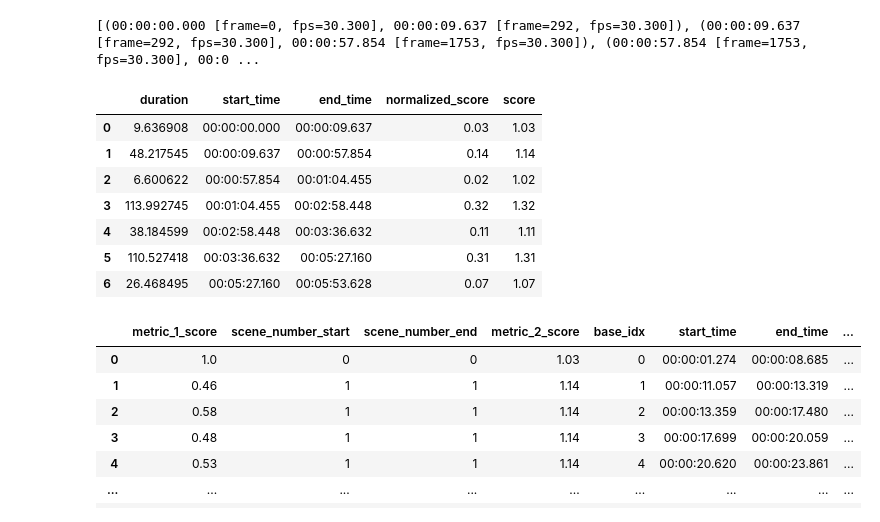
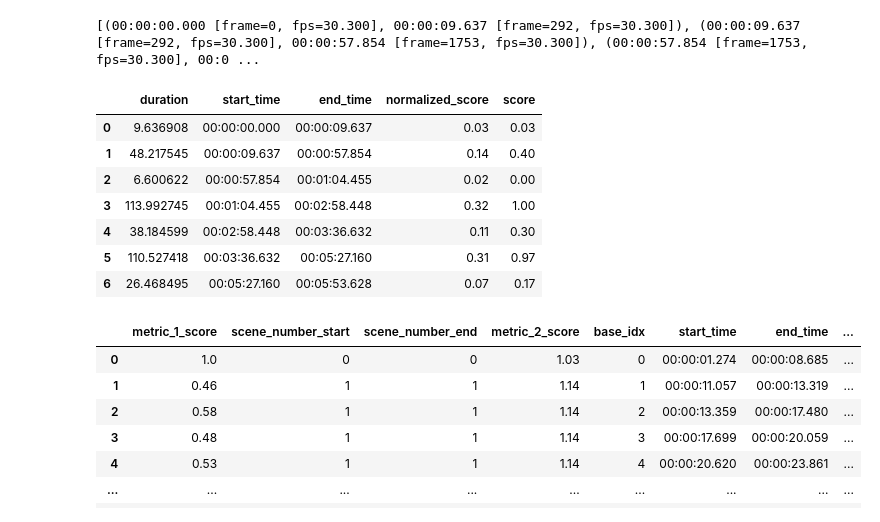
Before and after one commit to Dada-Tech/multimodal-video-trimming, a Jupyter notebook: MultiModal_Video_Summarization.ipynb, the cells around one changed output. Cells and saved outputs as stored; diff of their text form; code cells hidden in the pictures.

Commit message:
min-max scaling in metric 2

```diff
--- a/MultiModal_Video_Summarization.ipynb
+++ b/MultiModal_Video_Summarization.ipynb
@@ -932,30 +923,33 @@ INFO:pyscenedetect:Detecting scenes...
 # %%
 # 2: Segment Scoring
 scene_segments = [(end.get_seconds() - start.get_seconds(), start.get_timecode(), end.get_timecode())
                   for start, end in scene_list]
 
 # Convert to DataFrame
 df_scenes = pd.DataFrame(scene_segments, columns=["duration", "start_time", "end_time"])
 
 total_duration = df_scenes["duration"].sum()
 
 # Calculate score: row's duration / total duration - this is Normalization
 df_scenes["normalized_score"] = df_scenes["duration"] / total_duration
 df_scenes["normalized_score"] = df_scenes["normalized_score"].round(2)
 
-# Shift + 1
-df_scenes["score"] = 1 + df_scenes["normalized_score"].round(2)
+# Min-Max scaling
+df_scenes["score"] = \
+ (df_scenes["normalized_score"] - df_scenes["normalized_score"].min()) / \
+(df_scenes["normalized_score"].max() - df_scenes["normalized_score"].min())
+df_scenes["score"] = df_scenes["score"].round(2)
 
 notebook_mode_print(df_scenes)
 # %% [output]
 |  | duration | start_time | end_time | normalized_score | score |
-| 0 | 9.636908 | 00:00:00.000 | 00:00:09.637 | 0.03 | 1.03 |
-| 1 | 48.217545 | 00:00:09.637 | 00:00:57.854 | 0.14 | 1.14 |
-| 2 | 6.600622 | 00:00:57.854 | 00:01:04.455 | 0.02 | 1.02 |
-| 3 | 113.992745 | 00:01:04.455 | 00:02:58.448 | 0.32 | 1.32 |
-| 4 | 38.184599 | 00:02:58.448 | 00:03:36.632 | 0.11 | 1.11 |
-| 5 | 110.527418 | 00:03:36.632 | 00:05:27.160 | 0.31 | 1.31 |
-| 6 | 26.468495 | 00:05:27.160 | 00:05:53.628 | 0.07 | 1.07 |
+| 0 | 9.636908 | 00:00:00.000 | 00:00:09.637 | 0.03 | 0.03 |
+| 1 | 48.217545 | 00:00:09.637 | 00:00:57.854 | 0.14 | 0.40 |
+| 2 | 6.600622 | 00:00:57.854 | 00:01:04.455 | 0.02 | 0.00 |
+| 3 | 113.992745 | 00:01:04.455 | 00:02:58.448 | 0.32 | 1.00 |
+| 4 | 38.184599 | 00:02:58.448 | 00:03:36.632 | 0.11 | 0.30 |
+| 5 | 110.527418 | 00:03:36.632 | 00:05:27.160 | 0.31 | 0.97 |
+| 6 | 26.468495 | 00:05:27.160 | 00:05:53.628 | 0.07 | 0.17 |
 # %%
 # 3: Apply score to contained sentence and track scene_number
 
```
Also changed, not shown: parts of 4 cells of this notebook.
